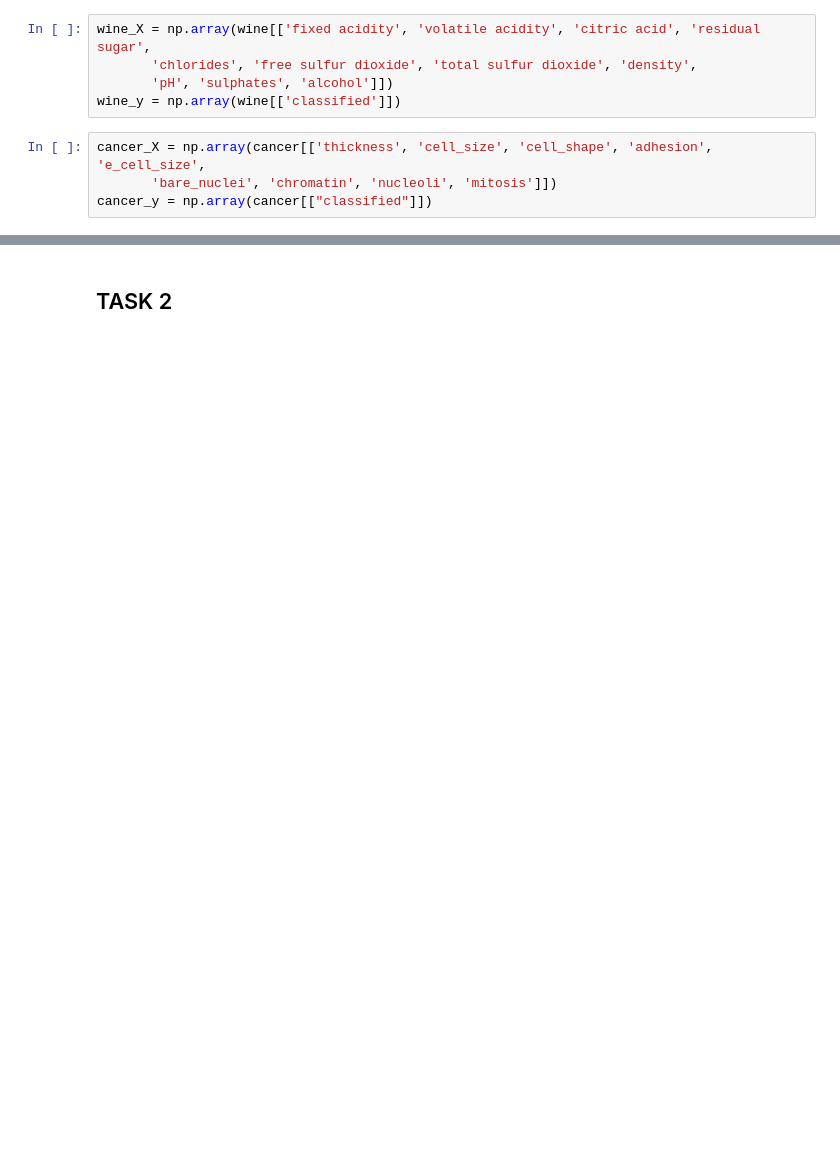
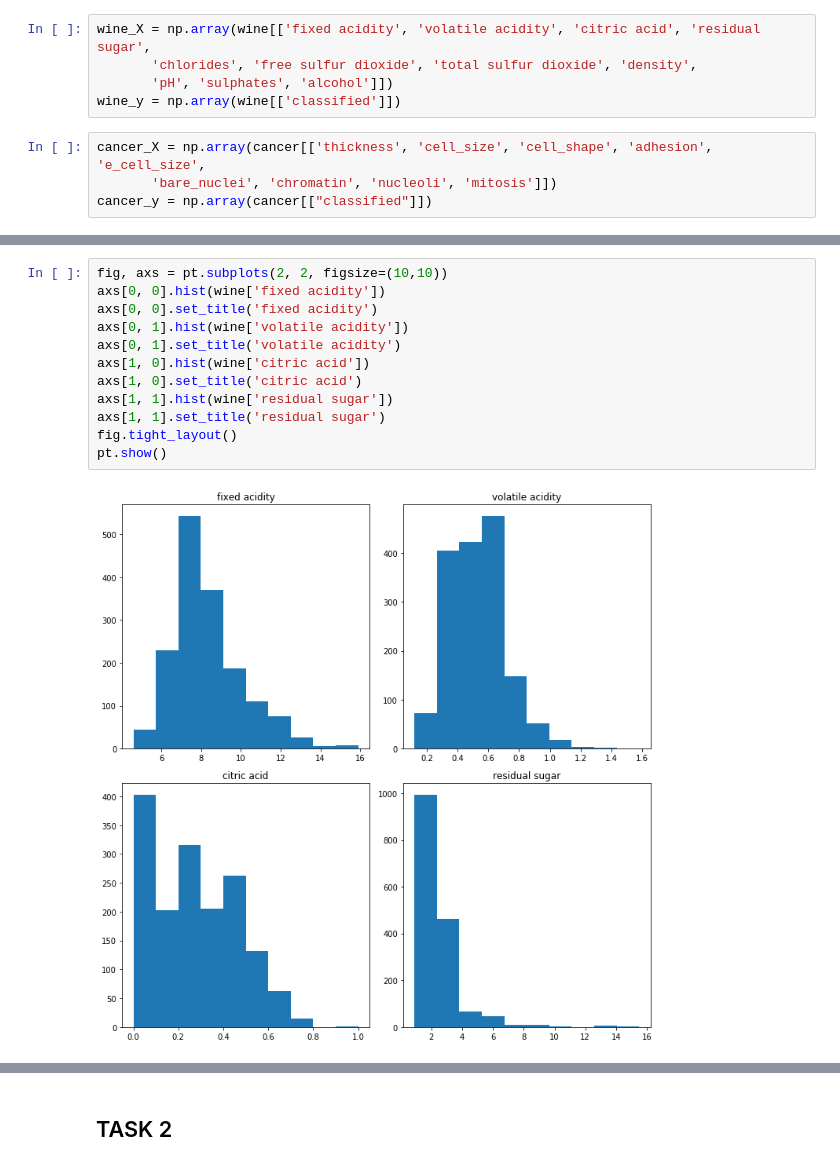
Before and after one commit to eff-kay/aml_classification_models, a Jupyter notebook: mini_project1.ipynb, the cells around one changed output, grey strips where cells are left out. Saved outputs shown, nothing was run; the diff lists cells and outputs as text; blank space fills up the shorter version.

```diff
--- a/mini_project1.ipynb
+++ b/mini_project1.ipynb
@@ -44,0 +140,14 @@ cancer_y = np.array(cancer[["classified"]])
+# %%
+fig, axs = pt.subplots(2, 2, figsize=(10,10))
+axs[0, 0].hist(wine['fixed acidity'])
+axs[0, 0].set_title('fixed acidity')
+axs[0, 1].hist(wine['volatile acidity'])
+axs[0, 1].set_title('volatile acidity')
+axs[1, 0].hist(wine['citric acid'])
+axs[1, 0].set_title('citric acid')
+axs[1, 1].hist(wine['residual sugar'])
+axs[1, 1].set_title('residual sugar')
+fig.tight_layout()
+pt.show()
+# %% [output]
+[figure, added]
```
Also changed, not shown: parts of 69 cells of this notebook.
